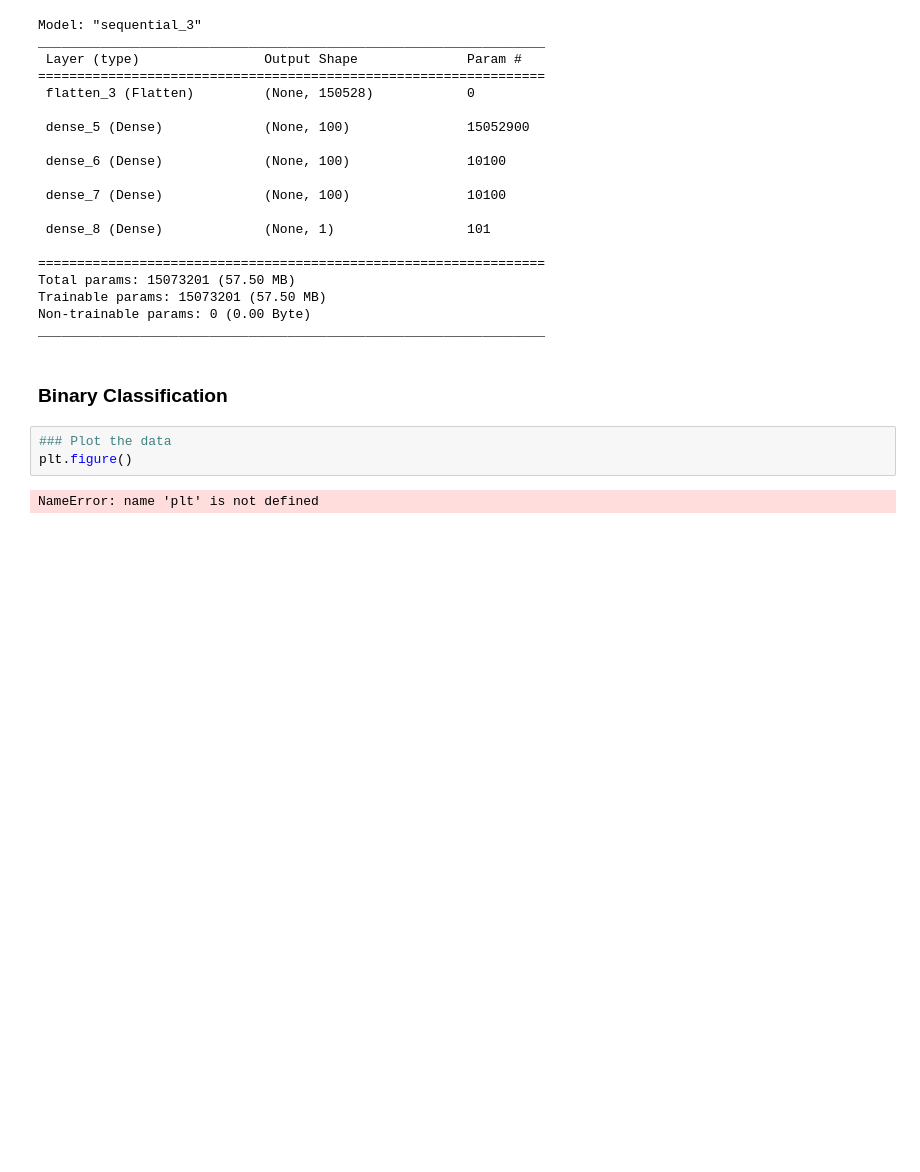
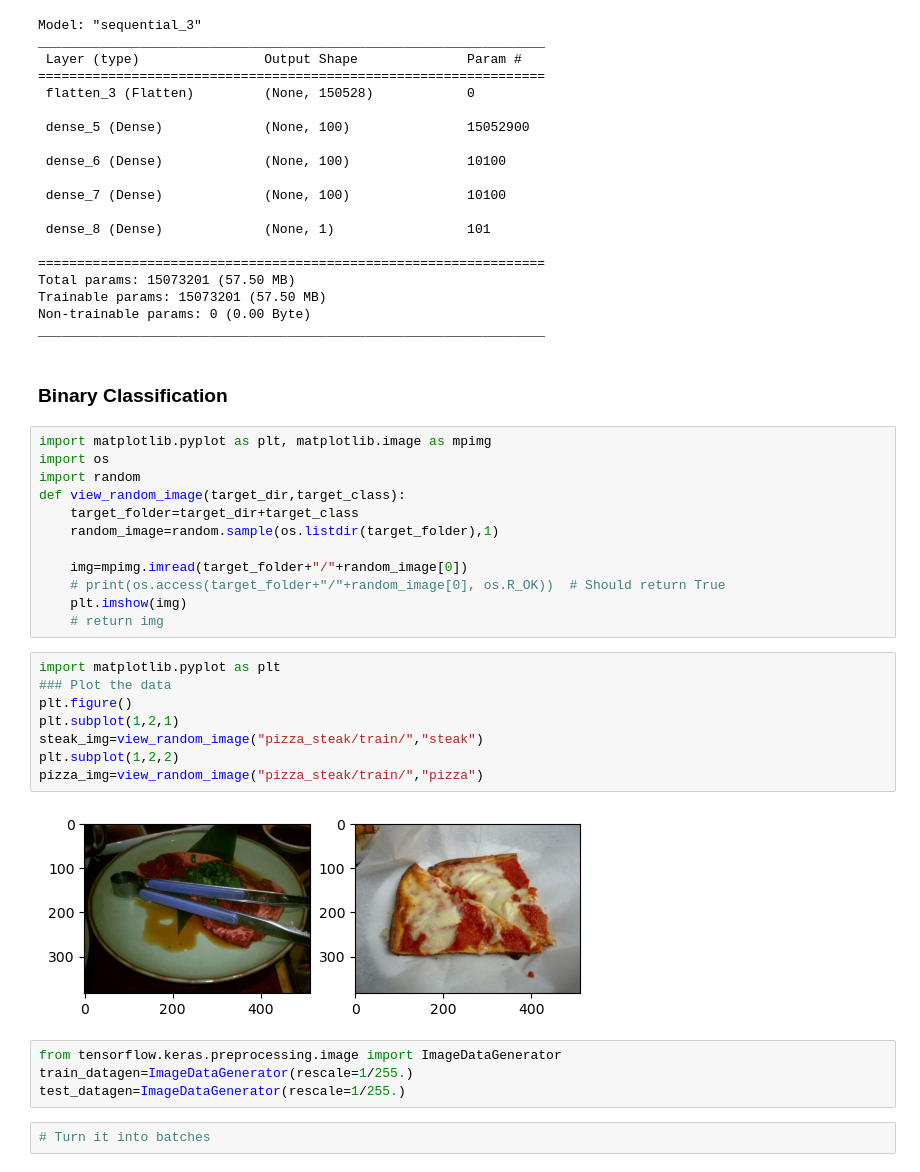
Before and after one commit to Pseudophoenix/Tensorflow-Practice, a Jupyter notebook: tensorflow_CNN.ipynb, the cells around one changed output. Cells and saved outputs as stored; diff of their text form; blank space fills up the shorter version.

```diff
--- a/tensorflow_CNN.ipynb
+++ b/tensorflow_CNN.ipynb
@@ -216,8 +216,31 @@ Non-trainable params: 0 (0.00 Byte)
 _________________________________________________________________
 # %% [markdown]
 ### Binary Classification
+# %%
+import matplotlib.pyplot as plt, matplotlib.image as mpimg
+import os
+import random
+def view_random_image(target_dir,target_class):
+    target_folder=target_dir+target_class
+    random_image=random.sample(os.listdir(target_folder),1)
+
+    img=mpimg.imread(target_folder+"/"+random_image[0])
+    # print(os.access(target_folder+"/"+random_image[0], os.R_OK))  # Should return True
+    plt.imshow(img)
+    # return img
 # %%
+import matplotlib.pyplot as plt
 ### Plot the data
 plt.figure()
+plt.subplot(1,2,1)
+steak_img=view_random_image("pizza_steak/train/","steak")
+plt.subplot(1,2,2)
+pizza_img=view_random_image("pizza_steak/train/","pizza")
 # %% [output]
-NameError: name 'plt' is not defined
+[figure, added]
+# %%
+from tensorflow.keras.preprocessing.image import ImageDataGenerator
+train_datagen=ImageDataGenerator(rescale=1/255.)
+test_datagen=ImageDataGenerator(rescale=1/255.)
+# %%
+# Turn it into batches
```
